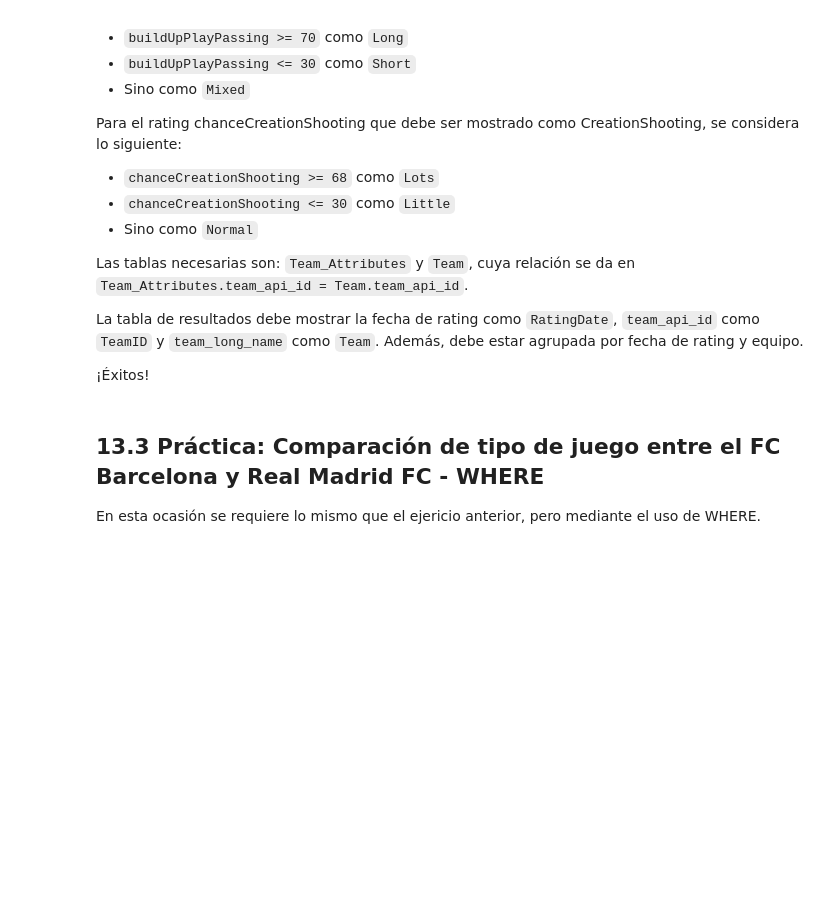
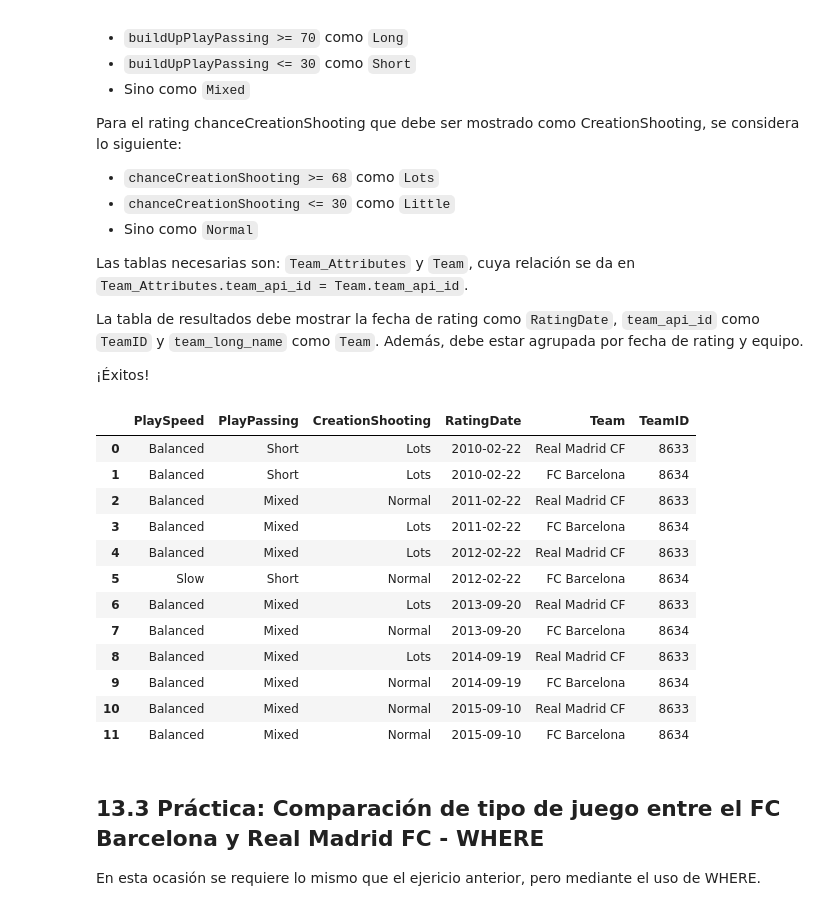
Before and after one commit to jhmendezr/TalentoTechJhMr, a Jupyter notebook: Data_Analysis_SQL_jhmr.ipynb, the cells around one changed output. Cells and saved outputs as stored; diff of their text form; code cells hidden in the pictures; blank space fills up the shorter version.

```diff
--- a/Data_Analysis_SQL_jhmr.ipynb
+++ b/Data_Analysis_SQL_jhmr.ipynb
@@ -1913,3 +1907,51 @@ subquery
+# %%
+query=  """
+        select
+        case
+        when buildUpPlaySpeed >= 70 then 'Fast'
+        when buildUpPlaySpeed <= 30 then 'Slow'
+        else 'Balanced' end as PlaySpeed,
+        case
+        when buildUpPlayPassing >= 70 then 'Long'
+        when buildUpPlayPassing <= 30 then 'Short'
+        else 'Mixed' end as PlayPassing,
+        case
+        when chanceCreationShooting >= 68 then 'Lots'
+        when chanceCreationShooting <= 30 then 'Little'
+        else 'Normal' end as CreationShooting,
+        DATE(Team_Attributes.date) as RatingDate,
+        case
+        when Team.team_api_id = 8634 then 'FC Barcelona'
+        when Team.team_api_id = 8633 then 'Real Madrid CF'
+        else Team.team_long_name end as Team,
+        Team_Attributes.team_api_id as TeamID
+
+        from Team_Attributes
+        left join Team on Team.team_api_id = Team_Attributes.team_api_id
+        where Team.team_api_id in (8634, 8633)
+        group by RatingDate, TeamID
+
+        order by RatingDate
+
+        """
+
+#No modificar lo siguiente:
+subquery = pd.read_sql(query, conn)
+subquery
+# %% [output]
+|  | PlaySpeed | PlayPassing | CreationShooting | RatingDate | Team | TeamID |
+| 0 | Balanced | Short | Lots | 2010-02-22 | Real Madrid CF | 8633 |
+| 1 | Balanced | Short | Lots | 2010-02-22 | FC Barcelona | 8634 |
+| 2 | Balanced | Mixed | Normal | 2011-02-22 | Real Madrid CF | 8633 |
+| 3 | Balanced | Mixed | Lots | 2011-02-22 | FC Barcelona | 8634 |
+| 4 | Balanced | Mixed | Lots | 2012-02-22 | Real Madrid CF | 8633 |
+| 5 | Slow | Short | Normal | 2012-02-22 | FC Barcelona | 8634 |
+| 6 | Balanced | Mixed | Lots | 2013-09-20 | Real Madrid CF | 8633 |
+| 7 | Balanced | Mixed | Normal | 2013-09-20 | FC Barcelona | 8634 |
+| 8 | Balanced | Mixed | Lots | 2014-09-19 | Real Madrid CF | 8633 |
+| 9 | Balanced | Mixed | Normal | 2014-09-19 | FC Barcelona | 8634 |
+| 10 | Balanced | Mixed | Normal | 2015-09-10 | Real Madrid CF | 8633 |
+| 11 | Balanced | Mixed | Normal | 2015-09-10 | FC Barcelona | 8634 |
 # %% [markdown]
 ## 13.3 Práctica: Comparación de tipo de juego entre el FC Barcelona y Real Madrid FC - WHERE
 
```
Also changed, not shown: parts of 2 cells of this notebook.
